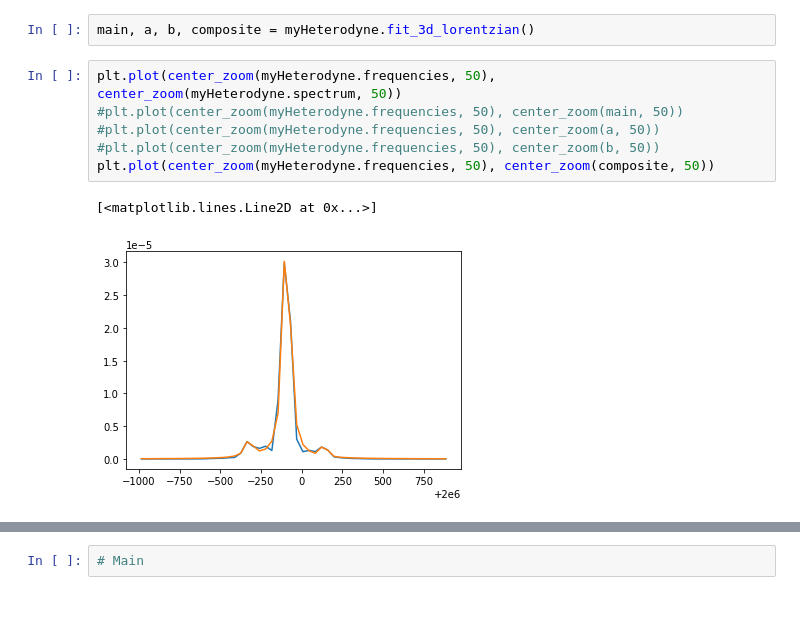
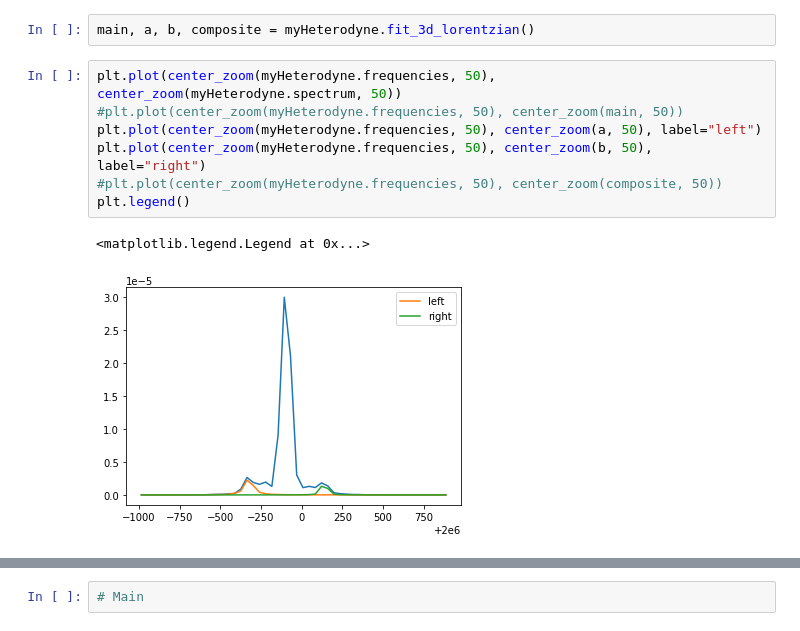
Before and after one commit to nurriol2/peak_fitting, a Jupyter notebook: lorentzian_peak_fitting.ipynb, the cells around one changed output, grey strips where cells are left out. Cells and saved outputs as stored; diff of their text form.

```diff
--- a/lorentzian_peak_fitting.ipynb
+++ b/lorentzian_peak_fitting.ipynb
@@ -1215,12 +1221,13 @@ main, a, b, composite = myHeterodyne.fit_3d_lorentzian()
 # %%
 plt.plot(center_zoom(myHeterodyne.frequencies, 50), center_zoom(myHeterodyne.spectrum, 50))
 #plt.plot(center_zoom(myHeterodyne.frequencies, 50), center_zoom(main, 50))
-#plt.plot(center_zoom(myHeterodyne.frequencies, 50), center_zoom(a, 50))
-#plt.plot(center_zoom(myHeterodyne.frequencies, 50), center_zoom(b, 50))
-plt.plot(center_zoom(myHeterodyne.frequencies, 50), center_zoom(composite, 50))
+plt.plot(center_zoom(myHeterodyne.frequencies, 50), center_zoom(a, 50), label="left")
+plt.plot(center_zoom(myHeterodyne.frequencies, 50), center_zoom(b, 50), label="right")
+#plt.plot(center_zoom(myHeterodyne.frequencies, 50), center_zoom(composite, 50))
+plt.legend()
 # %% [output]
-[<matplotlib.lines.Line2D at 0x...>]
+<matplotlib.legend.Legend at 0x...>
-[figure, old version]
+[figure, new version]
 # %%
 pprint.pprint(myHeterodyne.__repr__())
 # %% [output]
```
Also changed, not shown: parts of 3 cells of this notebook.
